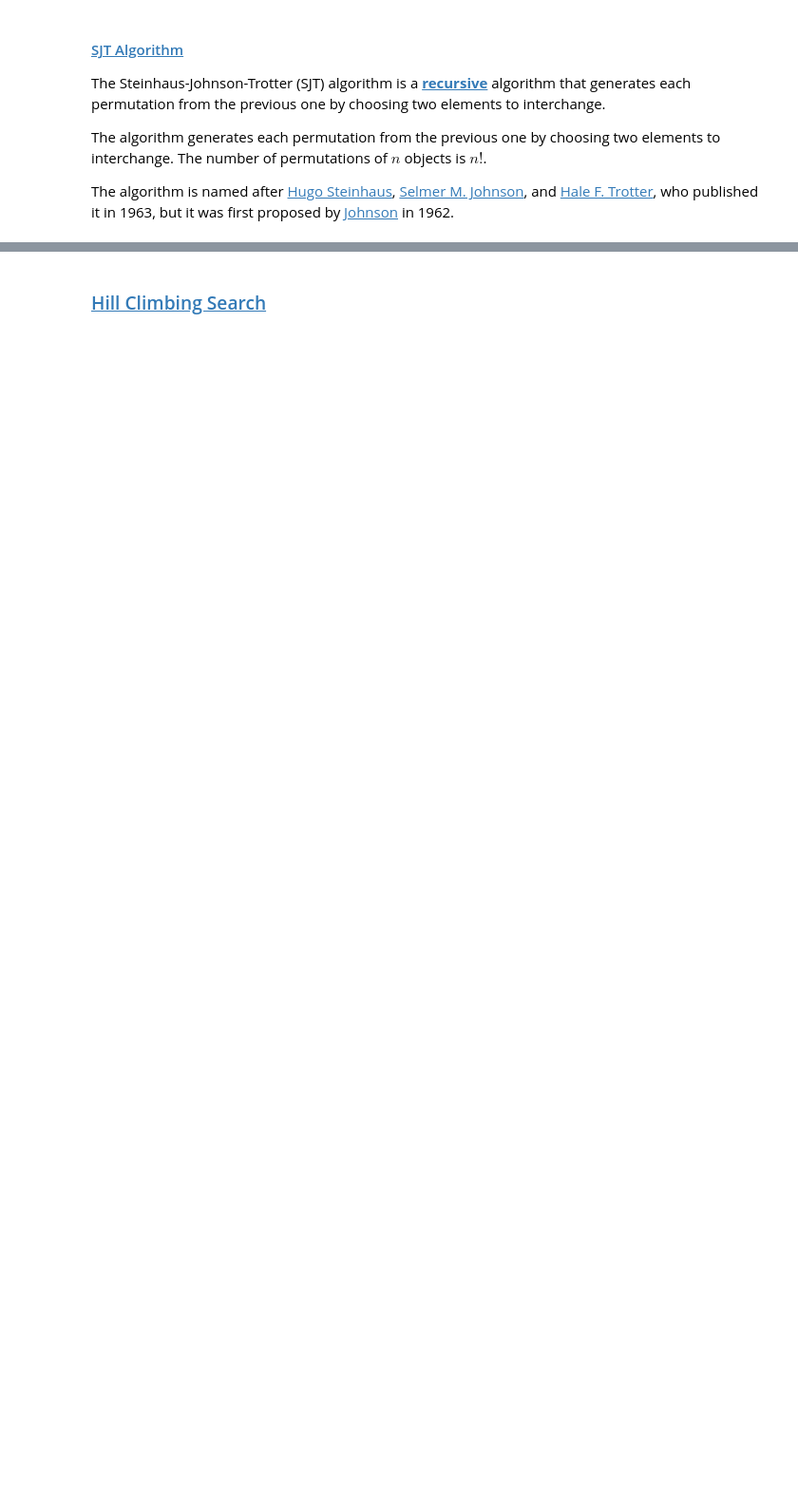
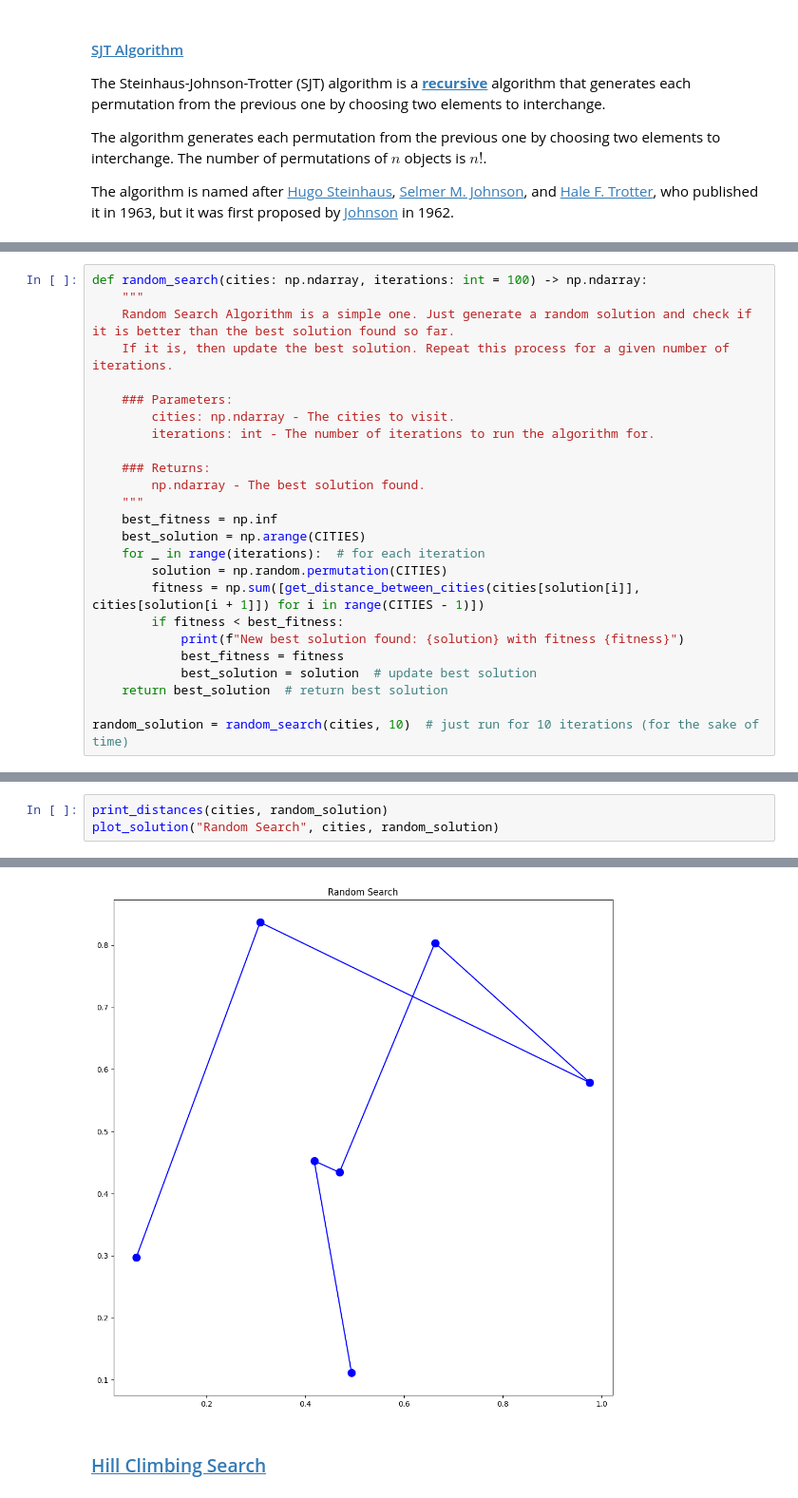
Before and after one commit to Yrrrrrf/artificial_intelligence, a Jupyter notebook: projects/tsp_genetic_algorithms/traveling_salesman_problem.ipynb, the cells around one changed output, grey strips where cells are left out. Shown: that part at 95% size. Drawn from its saved outputs; the diff is of its cells as text; blank space fills up the shorter version.

```diff
--- a/projects/tsp_genetic_algorithms/traveling_salesman_problem.ipynb
+++ b/projects/tsp_genetic_algorithms/traveling_salesman_problem.ipynb
@@ -272,0 +314,25 @@ Minimum distance: 2.9346636093616123
+# %%
+def random_search(cities: np.ndarray, iterations: int = 100) -> np.ndarray:
+    """
+    Random Search Algorithm is a simple one. Just generate a random solution and check if it is better than the best solution found so far.
+    If it is, then update the best solution. Repeat this process for a given number of iterations.
+
+    ### Parameters:
+        cities: np.ndarray - The cities to visit.
+        iterations: int - The number of iterations to run the algorithm for.
+
+    ### Returns:
+        np.ndarray - The best solution found.
+    """
+    best_fitness = np.inf
+    best_solution = np.arange(CITIES)
+    for _ in range(iterations):  # for each iteration
+        solution = np.random.permutation(CITIES)
+        fitness = np.sum([get_distance_between_cities(cities[solution[i]], cities[solution[i + 1]]) for i in range(CITIES - 1)])
+        if fitness < best_fitness:
+            print(f"New best solution found: {solution} with fitness {fitness}")
+            best_fitness = fitness
+            best_solution = solution  # update best solution
+    return best_solution  # return best solution
+
+random_solution = random_search(cities, 10)  # just run for 10 iterations (for the sake of time)
@@ -272,0 +342,4 @@ Minimum distance: 2.9346636093616123
+# %%
+print_distances(cities, random_solution)
+plot_solution("Random Search", cities, random_solution)
+# %% [output]
@@ -273,2 +354,3 @@ Minimum distance: 2.9346636093616123
+[figure, added]
 # %% [markdown]
 ### [Hill Climbing Search](https://en.wikipedia.org/wiki/Hill_climbing)
```
Also changed, not shown: parts of 20 cells of this notebook, 2 other files.
